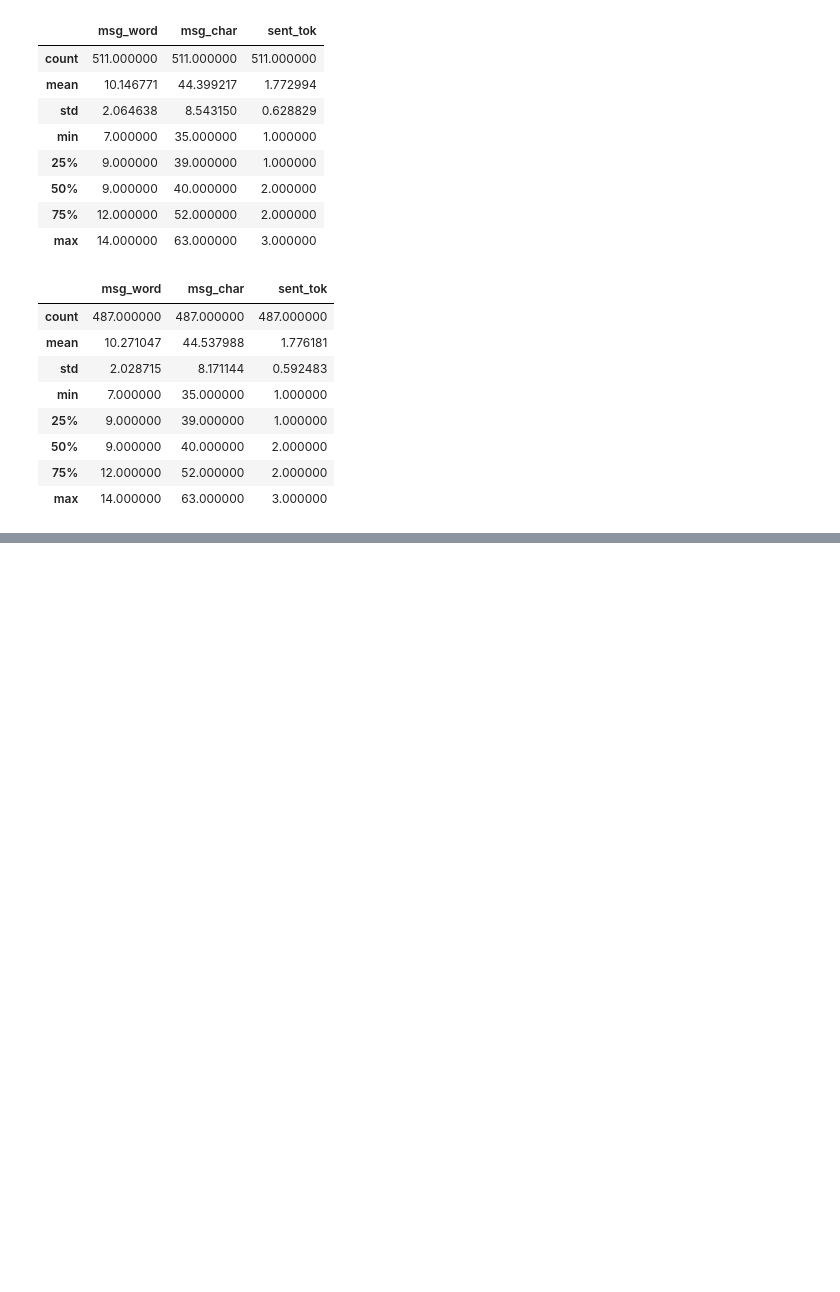
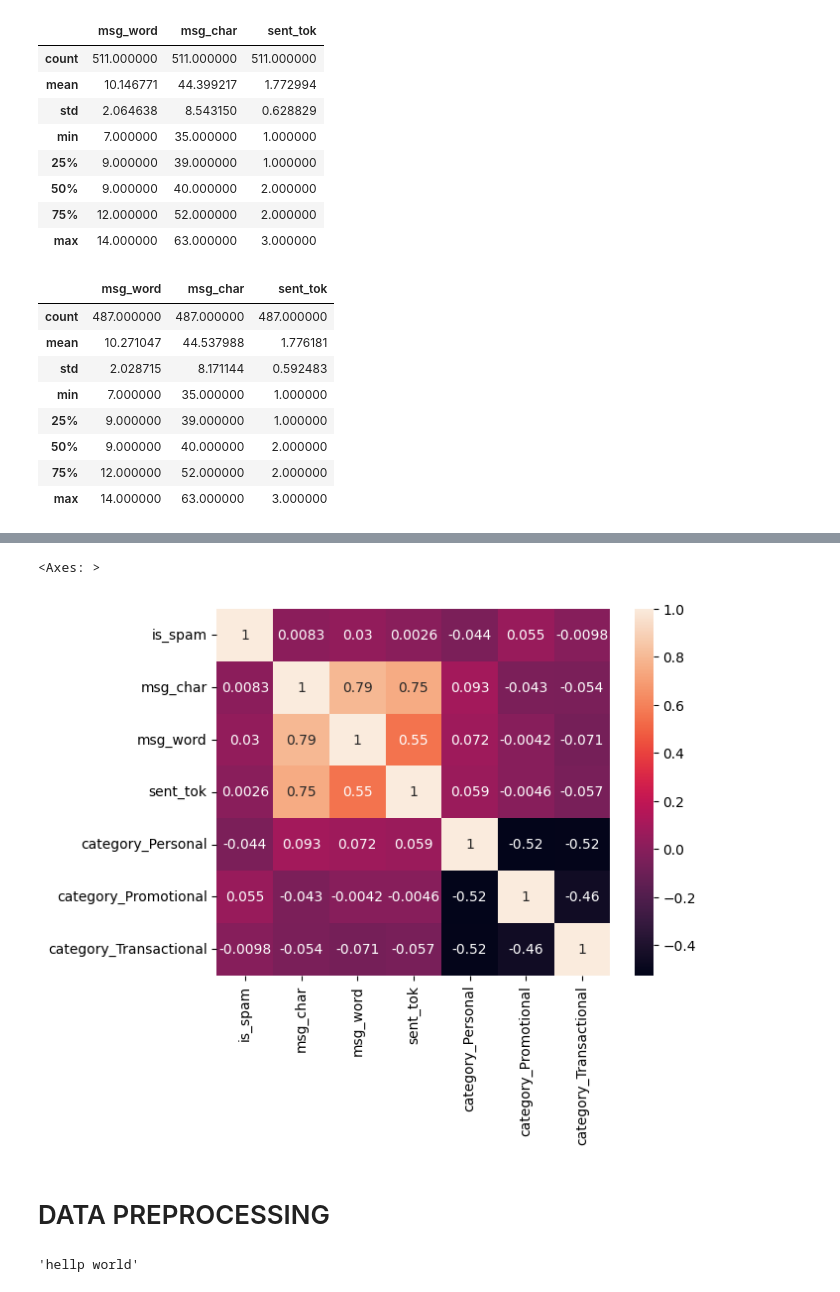
Before and after one commit to abhisheksahoo15/Insights-Sales, a Jupyter notebook: final_spam_detection.ipynb, the cells around one changed output, grey strips where cells are left out. Saved outputs shown, nothing was run; the diff lists cells and outputs as text; code cells hidden in the pictures; blank space fills up the shorter version.

```diff
--- a/final_spam_detection.ipynb
+++ b/final_spam_detection.ipynb
@@ -246,0 +279,2 @@ df[df['is_spam'] == 1][['msg_word', 'msg_char', 'sent_tok']].describe()
+# %%
+category = pd.get_dummies(df,columns=['category'],dtype=int)
@@ -246,0 +286,2 @@ df[df['is_spam'] == 1][['msg_word', 'msg_char', 'sent_tok']].describe()
+# %%
+newdf = category
@@ -246,0 +304,2 @@ df[df['is_spam'] == 1][['msg_word', 'msg_char', 'sent_tok']].describe()
+# %%
+numdf = newdf.drop('message',axis=1)
@@ -246,0 +324,13 @@ df[df['is_spam'] == 1][['msg_word', 'msg_char', 'sent_tok']].describe()
+# %%
+sns.heatmap(numdf.corr(),annot=True)
+# %% [output]
+<Axes: >
+[figure, added]
+# %% [markdown]
+ # DATA PREPROCESSING
+# %%
+# Lower casee
+a = "HeLlp World"
+a.lower()
+# %% [output]
+'hellp world'
```
Also changed, not shown: parts of 12 cells of this notebook, 5 other files.
